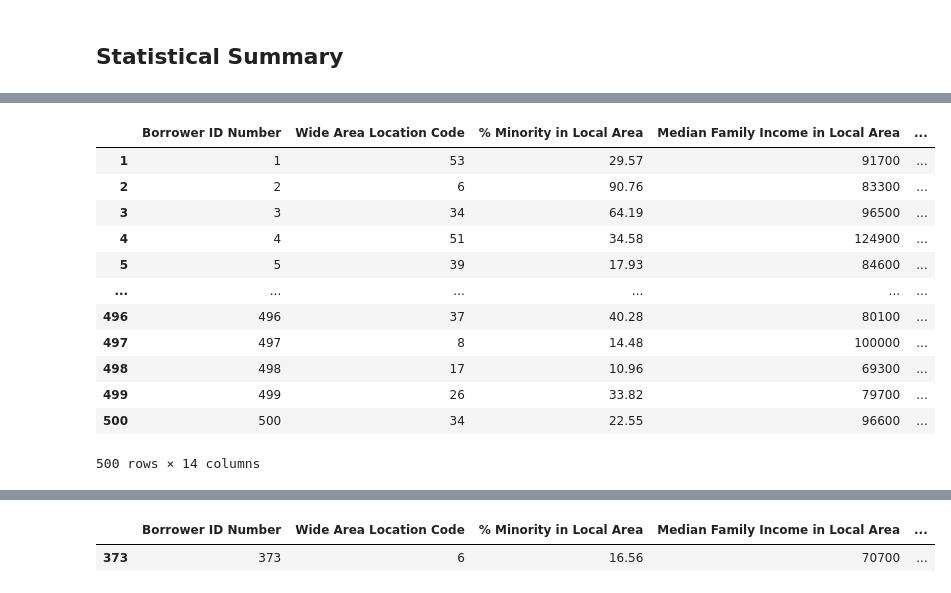
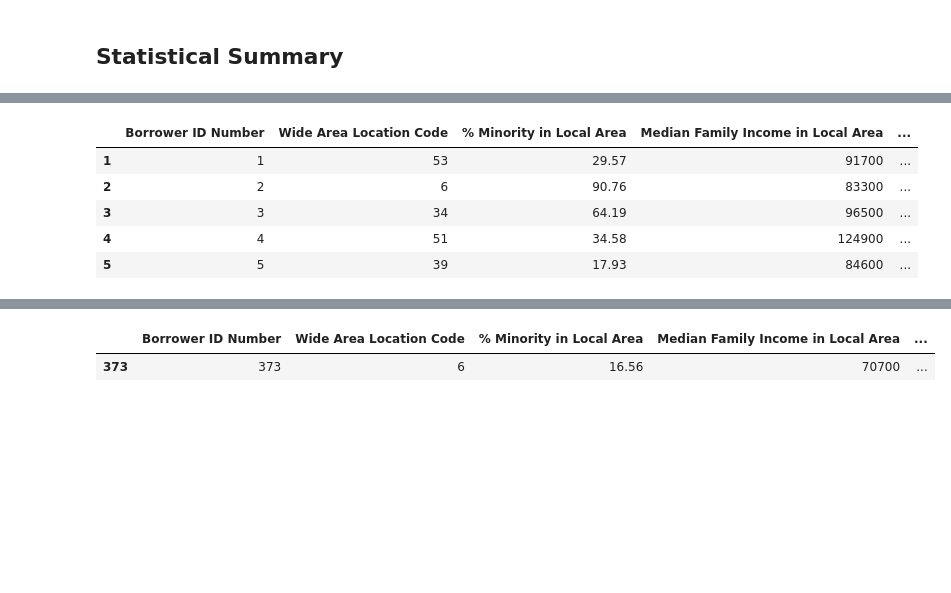
Before and after one commit to KunalNeon/CommBank, a Jupyter notebook: dataSet.ipynb, the cells around one changed output, grey strips where cells are left out. Cells and saved outputs as stored; diff of their text form; code cells hidden in the pictures; blank space fills up the shorter version.

```diff
--- a/dataSet.ipynb
+++ b/dataSet.ipynb
@@ -61,20 +61,13 @@ dataSet.describe()
 dataSetPartOne=dataSet[dataSet.columns[~dataSet.columns.isin(["Age of Borrower"])]].apply(lambda x: pd.to_numeric(x))
 newDataSet=dataSetPartOne.join(dataSet["Age of Borrower"])[dataSet.columns]
 # %%
-newDataSet
+newDataSet[:5]
 # %% [output]
 |  | Borrower ID Number | Wide Area Location Code | % Minority in Local Area | Median Family Income in Local Area | ... |
 | 1 | 1 | 53 | 29.57 | 91700 | ... |
 | 2 | 2 | 6 | 90.76 | 83300 | ... |
 | 3 | 3 | 34 | 64.19 | 96500 | ... |
 | 4 | 4 | 51 | 34.58 | 124900 | ... |
 | 5 | 5 | 39 | 17.93 | 84600 | ... |
-| ... | ... | ... | ... | ... | ... |
-| 496 | 496 | 37 | 40.28 | 80100 | ... |
-| 497 | 497 | 8 | 14.48 | 100000 | ... |
-| 498 | 498 | 17 | 10.96 | 69300 | ... |
-| 499 | 499 | 26 | 33.82 | 79700 | ... |
-| 500 | 500 | 34 | 22.55 | 96600 | ... |
-500 rows × 14 columns
 # %%
 import matplotlib.pyplot as myplot
```
Also changed, not shown: parts of 3 cells of this notebook.
